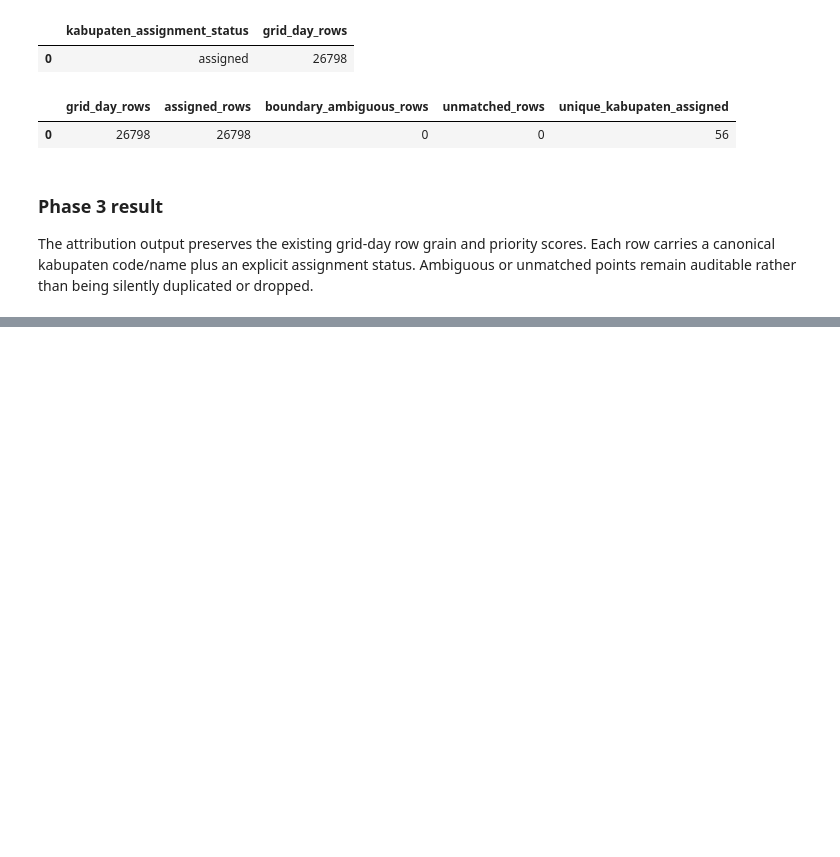
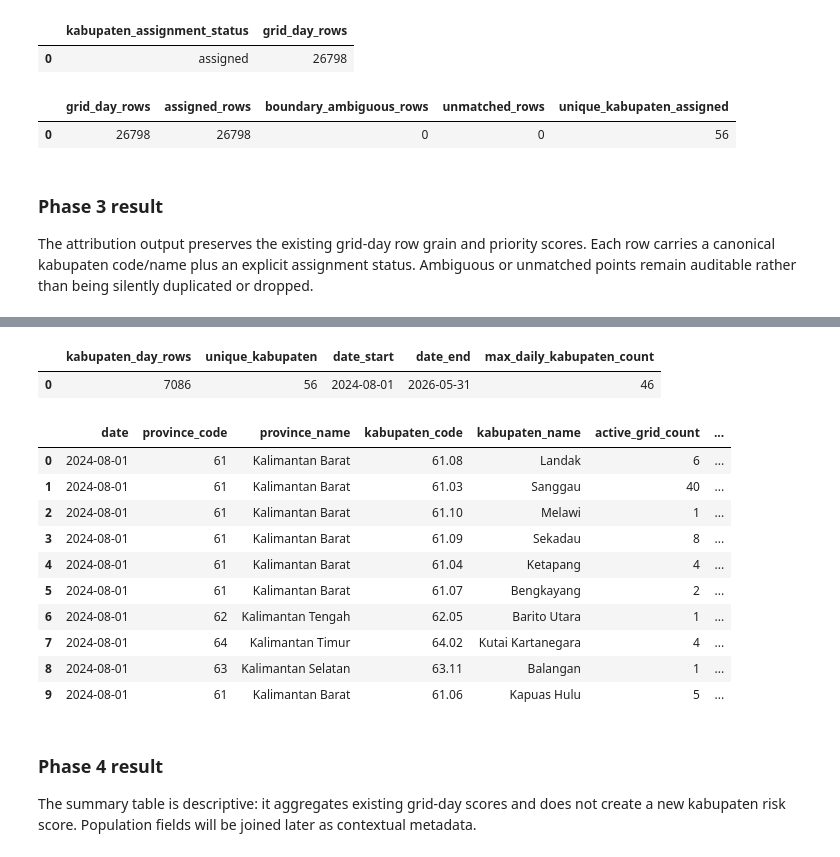
Before and after one commit to marimoria/Fireline, a Jupyter notebook: notebooks/07_FIRELINE_Kabupaten_Drilldown.ipynb, the cells around one changed output, grey strips where cells are left out. Saved outputs shown, nothing was run; the diff lists cells and outputs as text; code cells hidden in the pictures; blank space fills up the shorter version.

Commit message:
phase4_kabupaten_day_summary

```diff
--- a/notebooks/07_FIRELINE_Kabupaten_Drilldown.ipynb
+++ b/notebooks/07_FIRELINE_Kabupaten_Drilldown.ipynb
@@ -247,0 +250,9 @@ The attribution output preserves the existing grid-day row grain and priority sc
+# %%
+summary_input = attributed_grid_days.copy()
+summary_input['last_seen_utc'] = pd.to_datetime(summary_input['last_seen_utc'], utc=True, errors='coerce')
+summary_input['assigned_to_kabupaten'] = summary_input['kabupaten_code'].ne('')
+summary_input['valid_frp_median'] = pd.to_numeric(summary_input['frp_median_mw'], errors='coerce')
+summary_input['p1_grid_count'] = summary_input['priority_level'].eq('P1').astype(int)
+summary_input['p2_grid_count'] = summary_input['priority_level'].eq('P2').astype(int)
+summary_input['p3_grid_count'] = summary_input['priority_level'].eq('P3').astype(int)
+summary_input.head()
@@ -247,0 +267,19 @@ The attribution output preserves the existing grid-day row grain and priority sc
+# %%
+kabupaten_day_summary = (summary_input.loc[summary_input.assigned_to_kabupaten]
+    .groupby(['date', 'province_code', 'province_name', 'kabupaten_code', 'kabupaten_name'], as_index=False)
+    .agg(
+        active_grid_count=('grid_id', 'nunique'),
+        detection_count=('detection_count', 'sum'),
+        p1_grid_count=('p1_grid_count', 'sum'),
+        p2_grid_count=('p2_grid_count', 'sum'),
+        p3_grid_count=('p3_grid_count', 'sum'),
+        highest_priority_score=('priority_score', 'max'),
+        average_priority_score=('priority_score', 'mean'),
+        median_frp_mw=('valid_frp_median', 'median'),
+        latest_observation_utc=('last_seen_utc', 'max'),
+        active_days_7d=('active_days_7d', 'max'),
+    )
+    .sort_values(['date', 'highest_priority_score', 'kabupaten_code'], ascending=[True, False, True])
+    .reset_index(drop=True))
+kabupaten_day_summary[['highest_priority_score', 'average_priority_score', 'median_frp_mw']] = kabupaten_day_summary[['highest_priority_score', 'average_priority_score', 'median_frp_mw']].round(4)
+kabupaten_day_summary.head()
@@ -247,0 +293,41 @@ The attribution output preserves the existing grid-day row grain and priority sc
+# %%
+# Summary-level invariants and reconciliation checks.
+assert kabupaten_day_summary[['date', 'kabupaten_code']].duplicated().sum() == 0
+assert (kabupaten_day_summary['detection_count'] > 0).all()
+assert (kabupaten_day_summary['active_grid_count'] > 0).all()
+assert (kabupaten_day_summary['p1_grid_count'] + kabupaten_day_summary['p2_grid_count'] + kabupaten_day_summary['p3_grid_count'] == kabupaten_day_summary['active_grid_count']).all()
+daily_grid_counts = summary_input.loc[summary_input.assigned_to_kabupaten].groupby('date').size()
+daily_summary_counts = kabupaten_day_summary.groupby('date').active_grid_count.sum()
+assert daily_grid_counts.equals(daily_summary_counts)
+phase4_validation = pd.DataFrame([{
+    'kabupaten_day_rows': len(kabupaten_day_summary),
+    'unique_kabupaten': kabupaten_day_summary.kabupaten_code.nunique(),
+    'date_start': kabupaten_day_summary.date.min(),
+    'date_end': kabupaten_day_summary.date.max(),
+    'max_daily_kabupaten_count': int(kabupaten_day_summary.groupby('date').size().max()),
+}])
+phase4_validation
+# %% [output]
+|  | kabupaten_day_rows | unique_kabupaten | date_start | date_end | max_daily_kabupaten_count |
+| 0 | 7086 | 56 | 2024-08-01 | 2026-05-31 | 46 |
+# %%
+kabupaten_day_summary['latest_observation_utc'] = kabupaten_day_summary['latest_observation_utc'].dt.strftime('%Y-%m-%dT%H:%M:%SZ')
+kabupaten_day_summary.to_csv(OUTPUT / 'kabupaten_day_summary.csv', index=False)
+kabupaten_day_summary.to_json(OUTPUT / 'kabupaten_day_summary.json', orient='records', force_ascii=False, indent=2)
+kabupaten_day_summary.head(10)
+# %% [output]
+|  | date | province_code | province_name | kabupaten_code | kabupaten_name | active_grid_count | ... |
+| 0 | 2024-08-01 | 61 | Kalimantan Barat | 61.08 | Landak | 6 | ... |
+| 1 | 2024-08-01 | 61 | Kalimantan Barat | 61.03 | Sanggau | 40 | ... |
+| 2 | 2024-08-01 | 61 | Kalimantan Barat | 61.10 | Melawi | 1 | ... |
+| 3 | 2024-08-01 | 61 | Kalimantan Barat | 61.09 | Sekadau | 8 | ... |
+| 4 | 2024-08-01 | 61 | Kalimantan Barat | 61.04 | Ketapang | 4 | ... |
+| 5 | 2024-08-01 | 61 | Kalimantan Barat | 61.07 | Bengkayang | 2 | ... |
+| 6 | 2024-08-01 | 62 | Kalimantan Tengah | 62.05 | Barito Utara | 1 | ... |
+| 7 | 2024-08-01 | 64 | Kalimantan Timur | 64.02 | Kutai Kartanegara | 4 | ... |
+| 8 | 2024-08-01 | 63 | Kalimantan Selatan | 63.11 | Balangan | 1 | ... |
+| 9 | 2024-08-01 | 61 | Kalimantan Barat | 61.06 | Kapuas Hulu | 5 | ... |
+# %% [markdown]
+### Phase 4 result
+
+The summary table is descriptive: it aggregates existing grid-day scores and does not create a new kabupaten risk score. Population fields will be joined later as contextual metadata.
```
Also changed, not shown: parts of 3 cells of this notebook, 2 other files.
